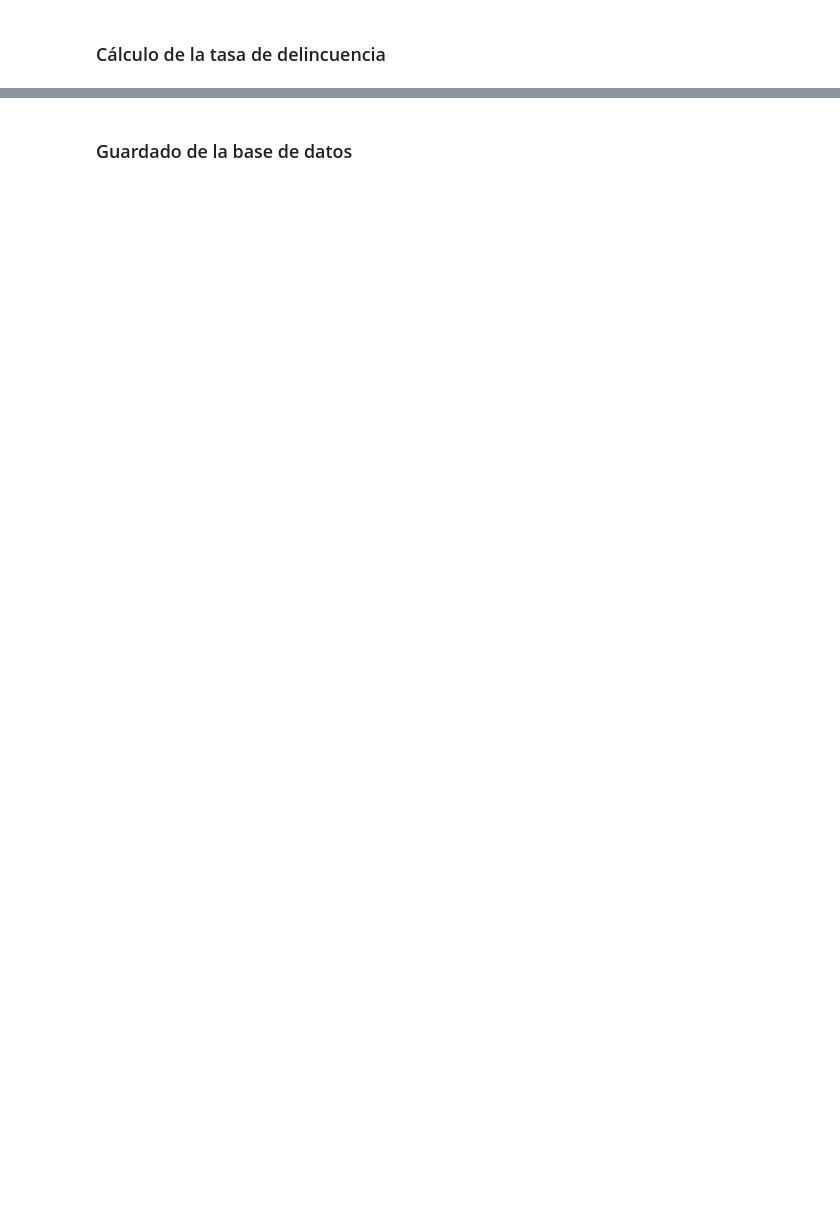
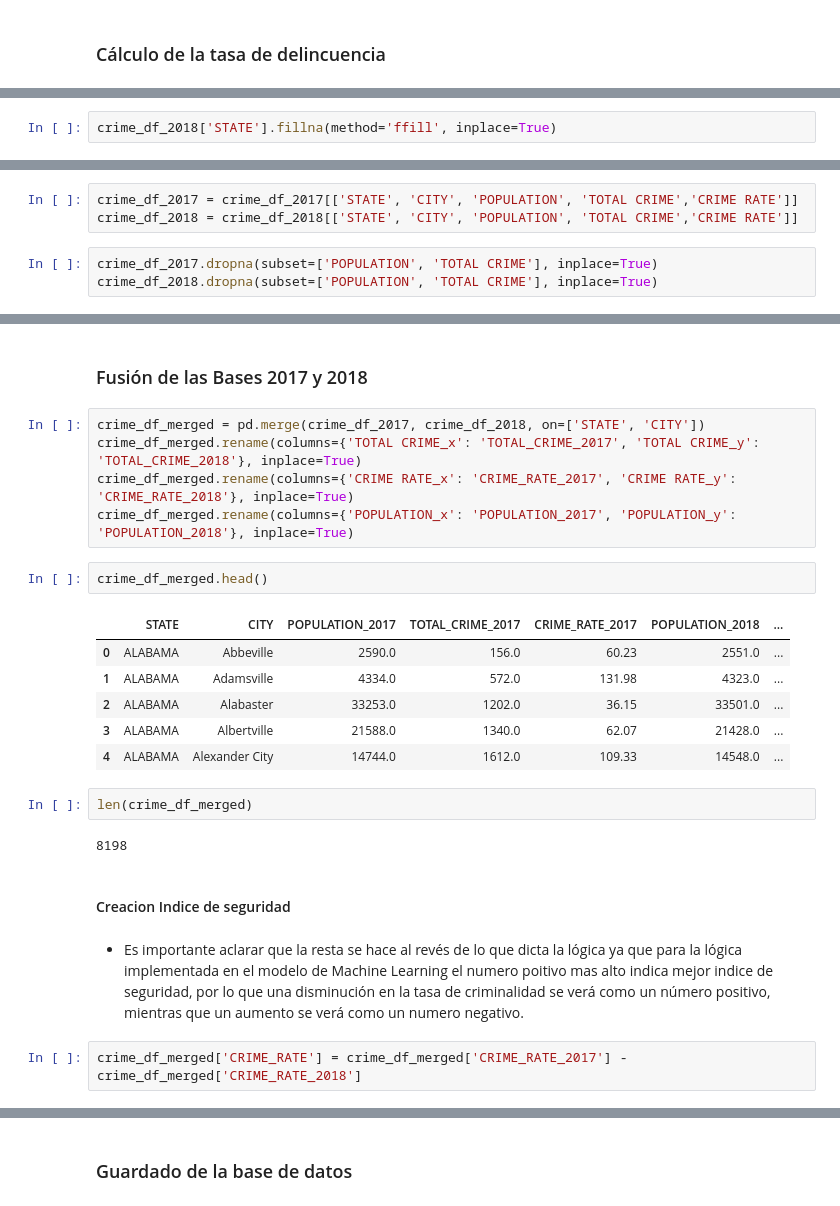
Before and after one commit to HotelWise/HotelWise, a Jupyter notebook: HotelWise/Crime_In_The_USA/CriminalityUSA.ipynb, the cells around one changed output, grey strips where cells are left out. Drawn from its saved outputs; the diff is of its cells as text; blank space fills up the shorter version.

```diff
--- a/HotelWise/Crime_In_The_USA/CriminalityUSA.ipynb
+++ b/HotelWise/Crime_In_The_USA/CriminalityUSA.ipynb
@@ -180,0 +146,2 @@ crime_df.describe()
+# %%
+crime_df_2018['STATE'].fillna(method='ffill', inplace=True)
@@ -180,0 +170,6 @@ crime_df.describe()
+# %%
+crime_df_2017 = crime_df_2017[['STATE', 'CITY', 'POPULATION', 'TOTAL CRIME','CRIME RATE']]
+crime_df_2018 = crime_df_2018[['STATE', 'CITY', 'POPULATION', 'TOTAL CRIME','CRIME RATE']]
+# %%
+crime_df_2017.dropna(subset=['POPULATION', 'TOTAL CRIME'], inplace=True)
+crime_df_2018.dropna(subset=['POPULATION', 'TOTAL CRIME'], inplace=True)
@@ -180,0 +306,26 @@ crime_df.describe()
+# %% [markdown]
+### Fusión de las Bases 2017 y 2018
+# %%
+crime_df_merged = pd.merge(crime_df_2017, crime_df_2018, on=['STATE', 'CITY'])
+crime_df_merged.rename(columns={'TOTAL CRIME_x': 'TOTAL_CRIME_2017', 'TOTAL CRIME_y': 'TOTAL_CRIME_2018'}, inplace=True)
+crime_df_merged.rename(columns={'CRIME RATE_x': 'CRIME_RATE_2017', 'CRIME RATE_y': 'CRIME_RATE_2018'}, inplace=True)
+crime_df_merged.rename(columns={'POPULATION_x': 'POPULATION_2017', 'POPULATION_y': 'POPULATION_2018'}, inplace=True)
+# %%
+crime_df_merged.head()
+# %% [output]
+|  | STATE | CITY | POPULATION_2017 | TOTAL_CRIME_2017 | CRIME_RATE_2017 | POPULATION_2018 | ... |
+| 0 | ALABAMA | Abbeville | 2590.0 | 156.0 | 60.23 | 2551.0 | ... |
+| 1 | ALABAMA | Adamsville | 4334.0 | 572.0 | 131.98 | 4323.0 | ... |
+| 2 | ALABAMA | Alabaster | 33253.0 | 1202.0 | 36.15 | 33501.0 | ... |
+| 3 | ALABAMA | Albertville | 21588.0 | 1340.0 | 62.07 | 21428.0 | ... |
+| 4 | ALABAMA | Alexander City | 14744.0 | 1612.0 | 109.33 | 14548.0 | ... |
+# %%
+len(crime_df_merged)
+# %% [output]
+8198
+# %% [markdown]
+#### Creacion Indice de seguridad
+# %% [markdown]
+* Es importante aclarar que la resta se hace al revés de lo que dicta la lógica ya que para la lógica implementada en el modelo de Machine Learning el numero poitivo mas alto indica mejor indice de seguridad, por lo que una disminución en la tasa de criminalidad se verá como un número positivo, mientras que un aumento se verá como un numero negativo.
+# %%
+crime_df_merged['CRIME_RATE'] = crime_df_merged['CRIME_RATE_2017'] - crime_df_merged['CRIME_RATE_2018']
```
Also changed, not shown: parts of 67 cells of this notebook, 2 other files.
